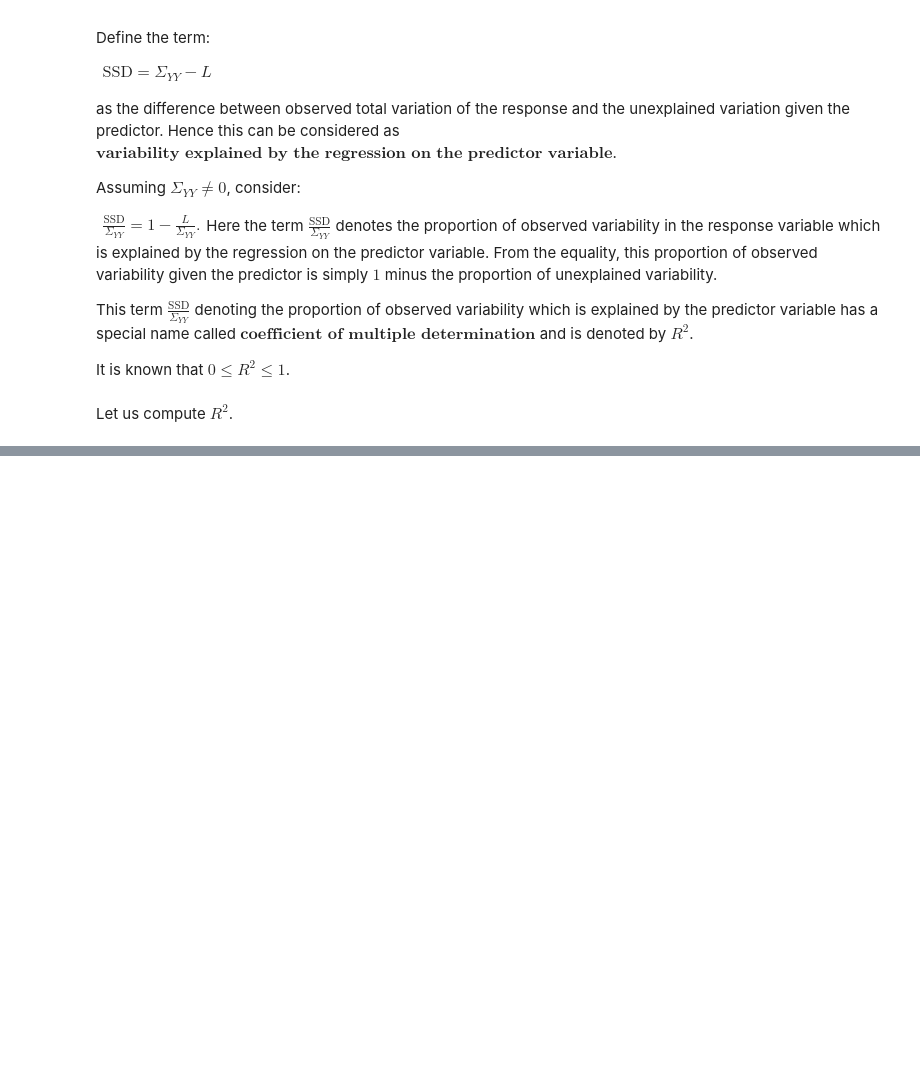
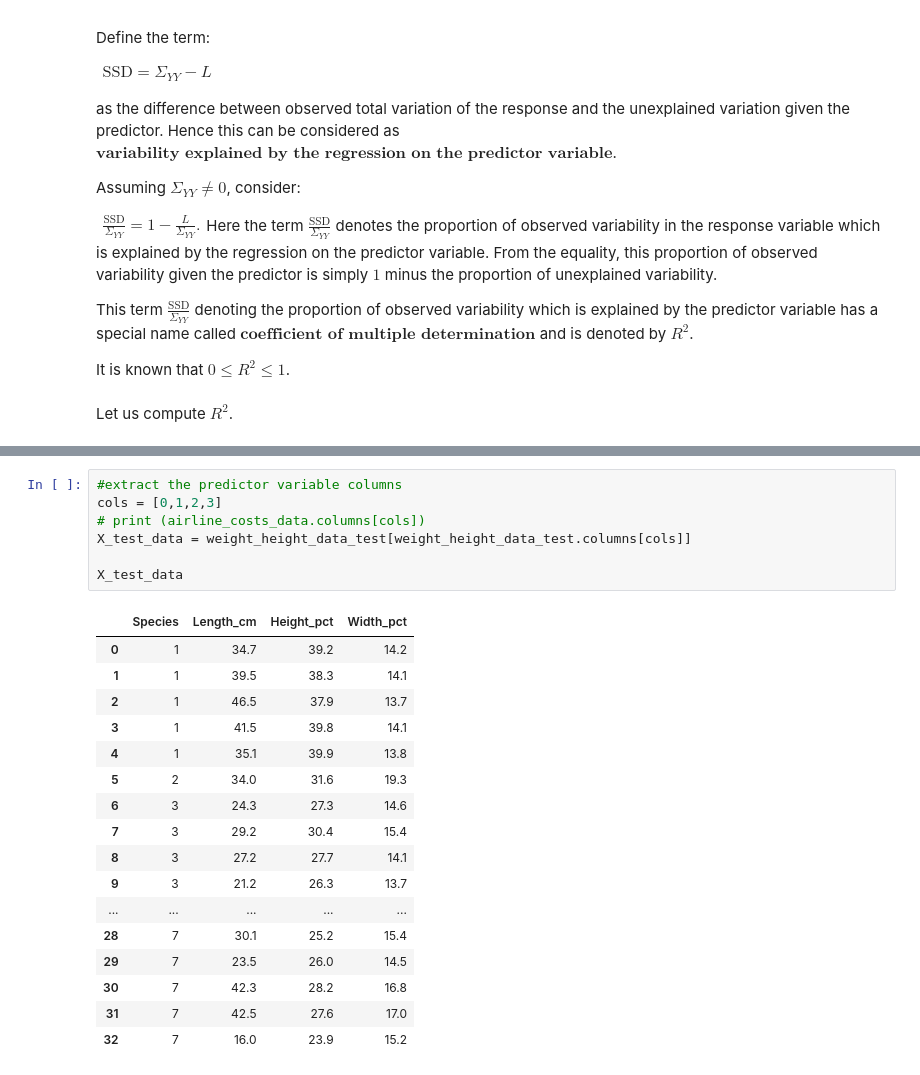
Before and after one commit to arvind-maurya/MachineLearning, a Jupyter notebook: Assignment/AIMLCEP_Q1.ipynb, the cells around one changed output, grey strips where cells are left out. Drawn from its saved outputs; the diff is of its cells as text; blank space fills up the shorter version.

```diff
--- a/Assignment/AIMLCEP_Q1.ipynb
+++ b/Assignment/AIMLCEP_Q1.ipynb
@@ -508,0 +579,25 @@ R^2: [0.86381538]
+# %%
+#extract the predictor variable columns
+cols = [0,1,2,3]
+# print (airline_costs_data.columns[cols])
+X_test_data = weight_height_data_test[weight_height_data_test.columns[cols]]
+
+X_test_data
+# %% [output]
+|  | Species | Length_cm | Height_pct | Width_pct |
+| 0 | 1 | 34.7 | 39.2 | 14.2 |
+| 1 | 1 | 39.5 | 38.3 | 14.1 |
+| 2 | 1 | 46.5 | 37.9 | 13.7 |
+| 3 | 1 | 41.5 | 39.8 | 14.1 |
+| 4 | 1 | 35.1 | 39.9 | 13.8 |
+| 5 | 2 | 34.0 | 31.6 | 19.3 |
+| 6 | 3 | 24.3 | 27.3 | 14.6 |
+| 7 | 3 | 29.2 | 30.4 | 15.4 |
+| 8 | 3 | 27.2 | 27.7 | 14.1 |
+| 9 | 3 | 21.2 | 26.3 | 13.7 |
+| ... | ... | ... | ... | ... |
+| 28 | 7 | 30.1 | 25.2 | 15.4 |
+| 29 | 7 | 23.5 | 26.0 | 14.5 |
+| 30 | 7 | 42.3 | 28.2 | 16.8 |
+| 31 | 7 | 42.5 | 27.6 | 17.0 |
+| 32 | 7 | 16.0 | 23.9 | 15.2 |
```
Also changed, not shown: parts of 20 cells of this notebook.
